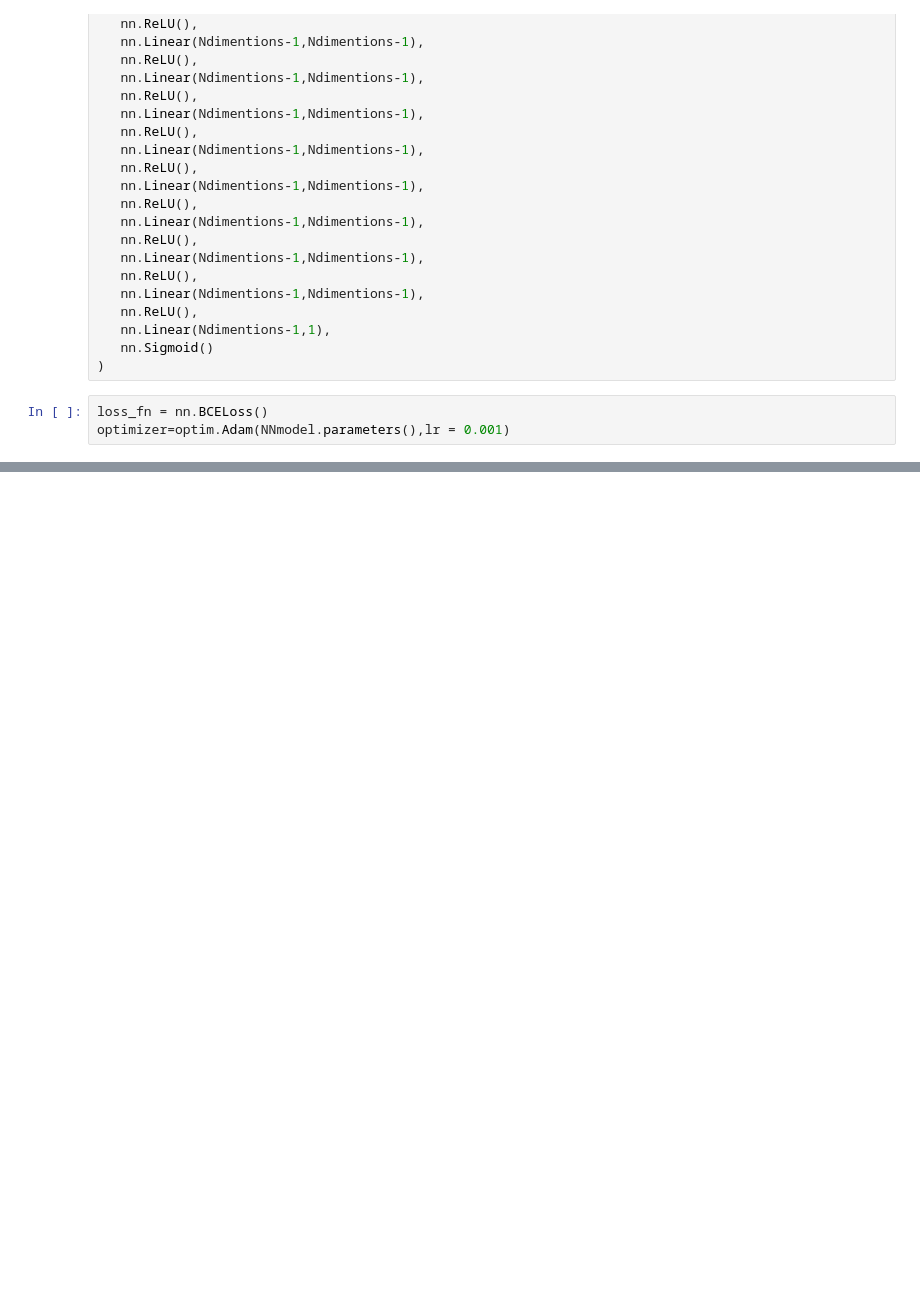
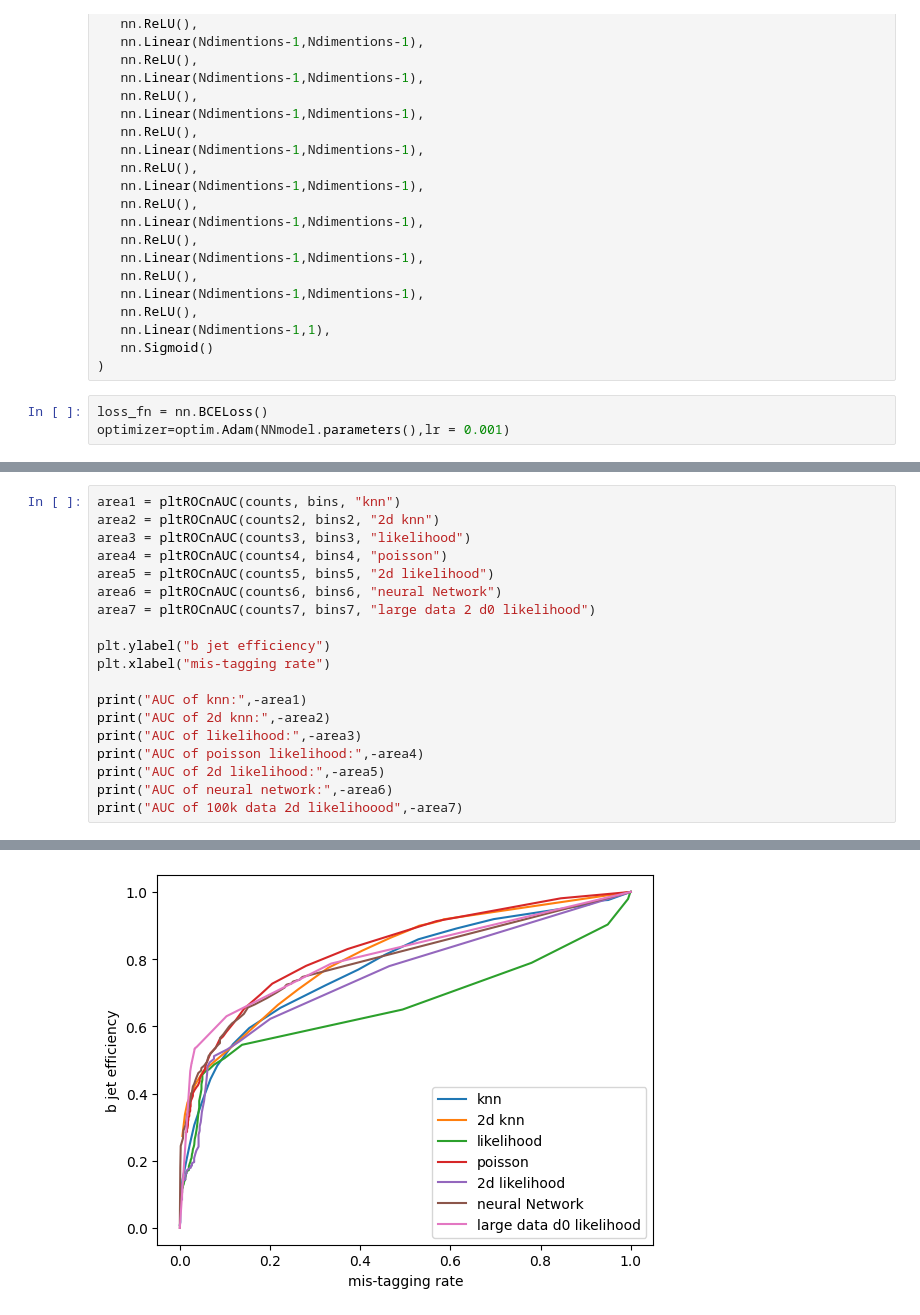
Before and after one commit to CarmellaLi/detecting-Higgs-w-ML, a Jupyter notebook: classifiers.ipynb, the cells around one changed output, grey strips where cells are left out. Cells and saved outputs as stored; diff of their text form; blank space fills up the shorter version.

```diff
--- a/classifiers.ipynb
+++ b/classifiers.ipynb
@@ -521,0 +589,20 @@ AUC of neural network: 0.7577150000000004
+# %%
+area1 = pltROCnAUC(counts, bins, "knn")
+area2 = pltROCnAUC(counts2, bins2, "2d knn")
+area3 = pltROCnAUC(counts3, bins3, "likelihood")
+area4 = pltROCnAUC(counts4, bins4, "poisson")
+area5 = pltROCnAUC(counts5, bins5, "2d likelihood")
+area6 = pltROCnAUC(counts6, bins6, "neural Network")
+area7 = pltROCnAUC(counts7, bins7, "large data 2 d0 likelihood")
+
+plt.ylabel("b jet efficiency")
+plt.xlabel("mis-tagging rate")
+
+print("AUC of knn:",-area1)
+print("AUC of 2d knn:",-area2)
+print("AUC of likelihood:",-area3)
+print("AUC of poisson likelihood:",-area4)
+print("AUC of 2d likelihood:",-area5)
+print("AUC of neural network:",-area6)
+print("AUC of 100k data 2d likelihoood",-area7)
+# %% [output]
@@ -521,0 +626 @@ AUC of neural network: 0.7577150000000004
+[figure, added]
```
Also changed, not shown: parts of 17 cells of this notebook, 1 other file.
